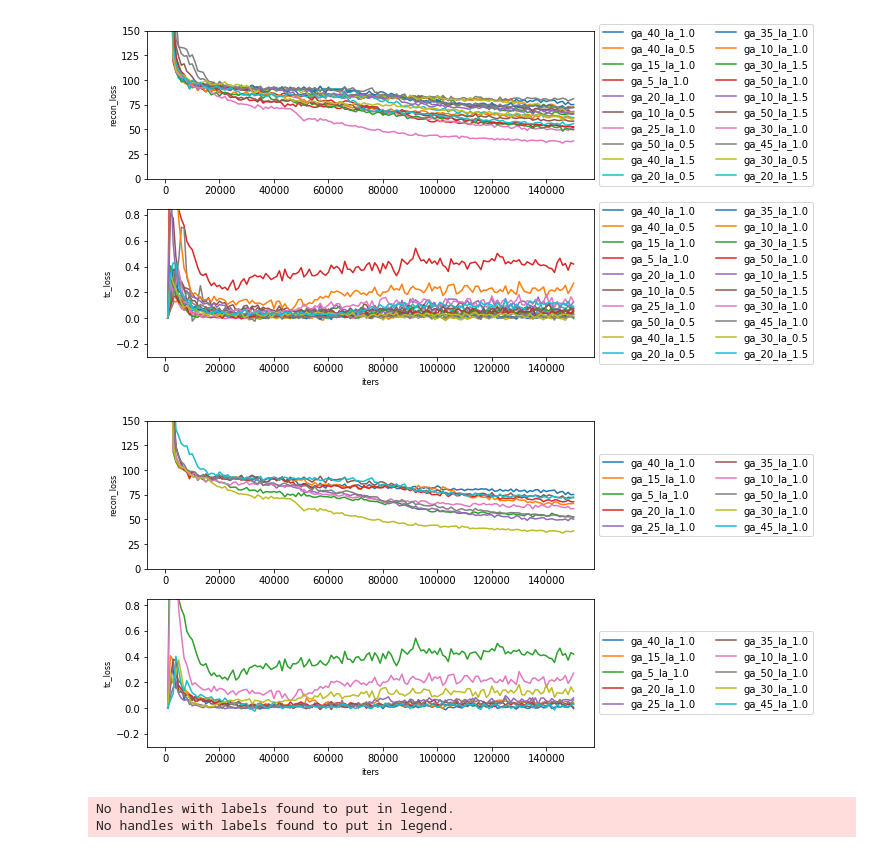
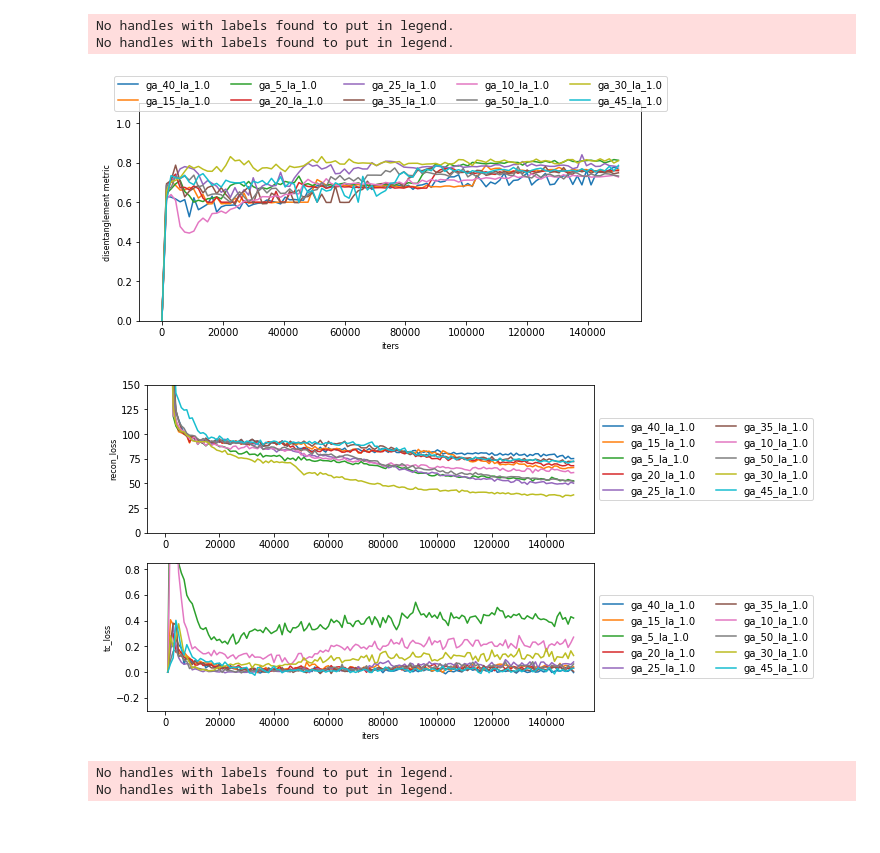
Before and after one commit to Carmoondedraak/FACT-2021, a Jupyter notebook: visually_explanable.ipynb, the cells around one changed output. Drawn from its saved outputs; the diff is of its cells as text; code cells hidden in the pictures.

```diff
--- a/visually_explanable.ipynb
+++ b/visually_explanable.ipynb
@@ -33,16 +25,14 @@ No handles with labels found to put in legend.
 [figure]
 # %%
 # For the Experiment 2 results
-args["ckpt_dir"] = './results/disent/attention_factorvae/'
-#plot_experiment2(args.get("ckpt_dir"), args.get("seeds"))
-plot_training_loss(args.get("ckpt_dir"), args.get("seeds"), detail=True)
-
 args = {"ckpt_dir":'./results/disent/attention_factorvae/',"seeds":['seed_1','seed_2'], "gammas":[5,10,15,20,25,30,35,40,45,50], "lambdas":[1.0], "max_iters":150000, "comp_plot":False}
-#plot_disentanglemet(**args)
+plot_disentanglemet(**args)
 args = {"ckpt_dir":'./results/disent/attention_factorvae/',"seeds":['seed_1','seed_2'], "gammas":[5,10,15,20,25,30,35,40,45,50], "lambdas":[1.0], "max_iters":150000, "detail":True}
 plot_train_loss(**args)
 # %% [output]
+No handles with labels found to put in legend.
+No handles with labels found to put in legend.
-[figure, old version]
+[figure, new version]
 [figure]
 # %%
 # From experiment 3
```
Also changed, not shown: parts of 3 cells of this notebook.
